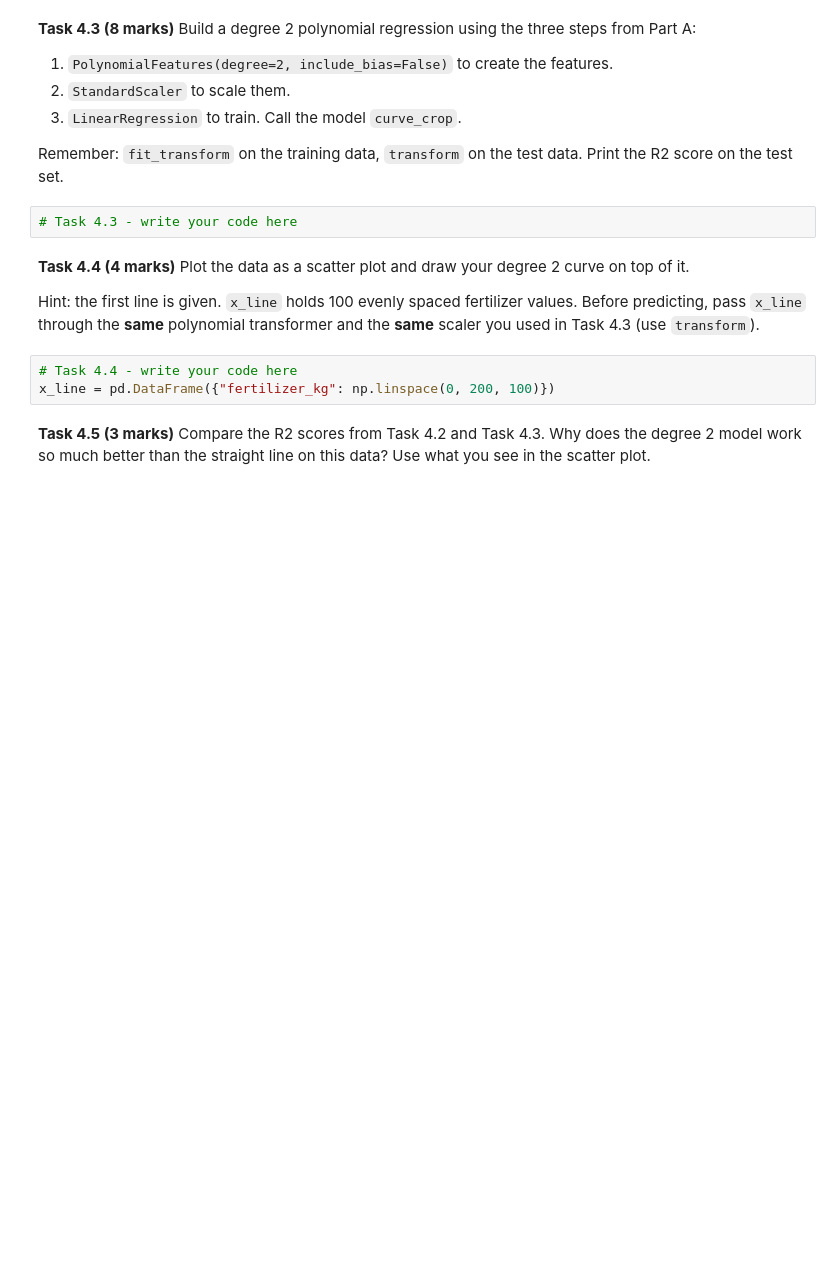
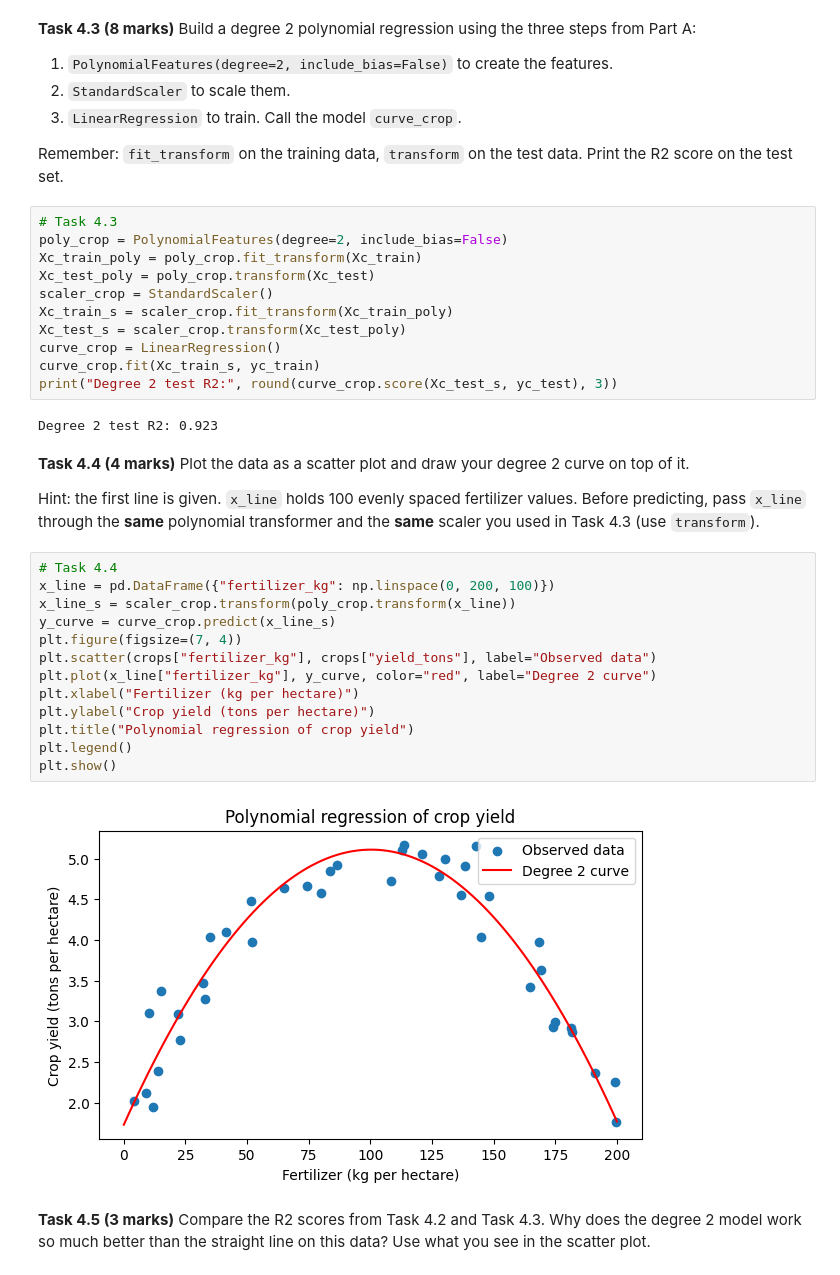
Before and after one commit to islomkarim/week5-lab, a Jupyter notebook: Lab_Regression_Feature_Scaling.ipynb, the cells around one changed output. Drawn from its saved outputs; the diff is of its cells as text; blank space fills up the shorter version.

```diff
--- a/Lab_Regression_Feature_Scaling.ipynb
+++ b/Lab_Regression_Feature_Scaling.ipynb
@@ -879,14 +1078,37 @@ Use the `crops` dataset.
 3. `LinearRegression` to train. Call the model `curve_crop`.
 
 Remember: `fit_transform` on the training data, `transform` on the test data. Print the R2 score on the test set.
-# %%
-# Task 4.3 - write your code here
+# %%
+# Task 4.3
+poly_crop = PolynomialFeatures(degree=2, include_bias=False)
+Xc_train_poly = poly_crop.fit_transform(Xc_train)
+Xc_test_poly = poly_crop.transform(Xc_test)
+scaler_crop = StandardScaler()
+Xc_train_s = scaler_crop.fit_transform(Xc_train_poly)
+Xc_test_s = scaler_crop.transform(Xc_test_poly)
+curve_crop = LinearRegression()
+curve_crop.fit(Xc_train_s, yc_train)
+print("Degree 2 test R2:", round(curve_crop.score(Xc_test_s, yc_test), 3))
+# %% [output]
+Degree 2 test R2: 0.923
 # %% [markdown]
 **Task 4.4 (4 marks)** Plot the data as a scatter plot and draw your degree 2 curve on top of it.
 
 Hint: the first line is given. `x_line` holds 100 evenly spaced fertilizer values. Before predicting, pass `x_line` through the **same** polynomial transformer and the **same** scaler you used in Task 4.3 (use `transform`).
-# %%
-# Task 4.4 - write your code here
-x_line = pd.DataFrame({"fertilizer_kg": np.linspace(0, 200, 100)})
+# %%
+# Task 4.4
+x_line = pd.DataFrame({"fertilizer_kg": np.linspace(0, 200, 100)})
+x_line_s = scaler_crop.transform(poly_crop.transform(x_line))
+y_curve = curve_crop.predict(x_line_s)
+plt.figure(figsize=(7, 4))
+plt.scatter(crops["fertilizer_kg"], crops["yield_tons"], label="Observed data")
+plt.plot(x_line["fertilizer_kg"], y_curve, color="red", label="Degree 2 curve")
+plt.xlabel("Fertilizer (kg per hectare)")
+plt.ylabel("Crop yield (tons per hectare)")
+plt.title("Polynomial regression of crop yield")
+plt.legend()
+plt.show()
+# %% [output]
+[figure, added]
 # %% [markdown]
 **Task 4.5 (3 marks)** Compare the R2 scores from Task 4.2 and Task 4.3. Why does the degree 2 model work so much better than the straight line on this data? Use what you see in the scatter plot.
```
Also changed, not shown: parts of 65 cells of this notebook.
